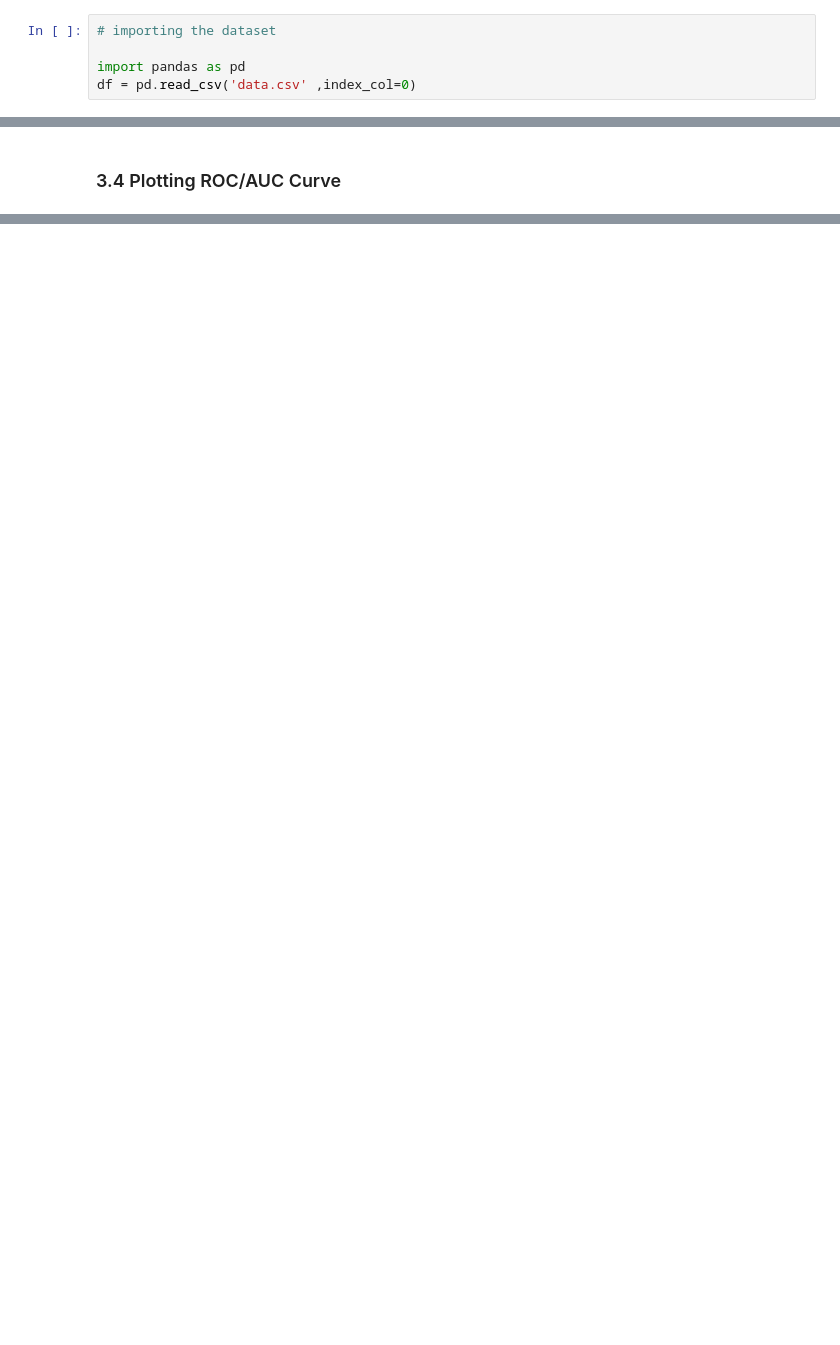
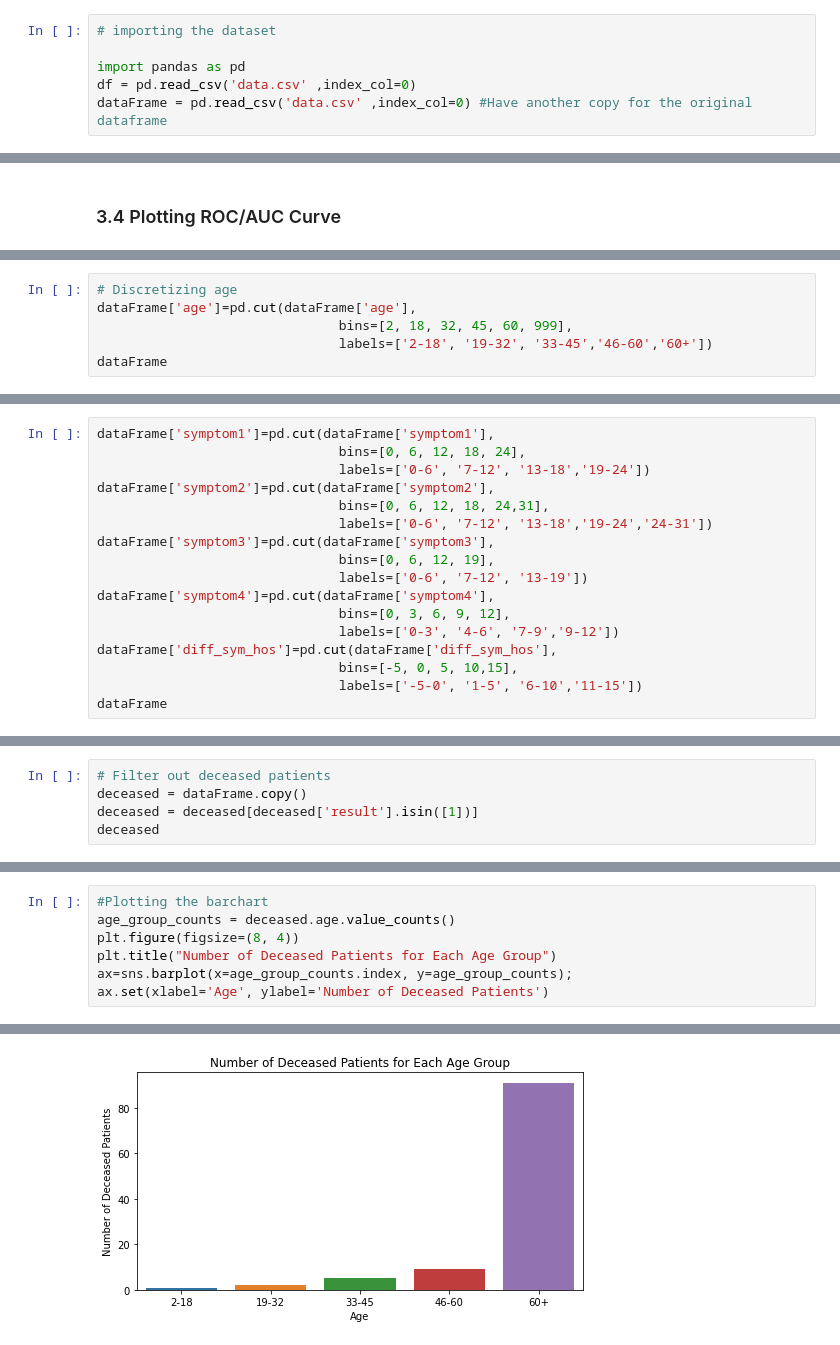
Before and after one commit to M-Abdelmegeed/COVID-19-predictor, a Jupyter notebook: Covid-19.ipynb, the cells around one changed output, grey strips where cells are left out. Drawn from its saved outputs; the diff is of its cells as text; blank space fills up the shorter version.

```diff
--- a/Covid-19.ipynb
+++ b/Covid-19.ipynb
@@ -7,6 +7,7 @@
 
 import pandas as pd
 df = pd.read_csv('data.csv' ,index_col=0)
+dataFrame = pd.read_csv('data.csv' ,index_col=0) #Have another copy for the original dataframe
 # %%
 import numpy as np
 from sklearn.metrics import accuracy_score
@@ -245,0 +367,6 @@ plt.show()
+# %%
+# Discretizing age
+dataFrame['age']=pd.cut(dataFrame['age'],
+                               bins=[2, 18, 32, 45, 60, 999],
+                               labels=['2-18', '19-32', '33-45','46-60','60+'])
+dataFrame
@@ -245,0 +387,17 @@ plt.show()
+# %%
+dataFrame['symptom1']=pd.cut(dataFrame['symptom1'],
+                               bins=[0, 6, 12, 18, 24],
+                               labels=['0-6', '7-12', '13-18','19-24'])
+dataFrame['symptom2']=pd.cut(dataFrame['symptom2'],
+                               bins=[0, 6, 12, 18, 24,31],
+                               labels=['0-6', '7-12', '13-18','19-24','24-31'])
+dataFrame['symptom3']=pd.cut(dataFrame['symptom3'],
+                               bins=[0, 6, 12, 19],
+                               labels=['0-6', '7-12', '13-19'])
+dataFrame['symptom4']=pd.cut(dataFrame['symptom4'],
+                               bins=[0, 3, 6, 9, 12],
+                               labels=['0-3', '4-6', '7-9','9-12'])
+dataFrame['diff_sym_hos']=pd.cut(dataFrame['diff_sym_hos'],
+                               bins=[-5, 0, 5, 10,15],
+                               labels=['-5-0', '1-5', '6-10','11-15'])
+dataFrame
@@ -245,0 +421,5 @@ plt.show()
+# %%
+# Filter out deceased patients
+deceased = dataFrame.copy()
+deceased = deceased[deceased['result'].isin([1])]
+deceased
@@ -245,0 +440,8 @@ plt.show()
+# %%
+#Plotting the barchart
+age_group_counts = deceased.age.value_counts()
+plt.figure(figsize=(8, 4))
+plt.title("Number of Deceased Patients for Each Age Group")
+ax=sns.barplot(x=age_group_counts.index, y=age_group_counts);
+ax.set(xlabel='Age', ylabel='Number of Deceased Patients')
+# %% [output]
@@ -245,0 +449 @@ plt.show()
+[figure, added]
```
Also changed, not shown: parts of 71 cells of this notebook.
